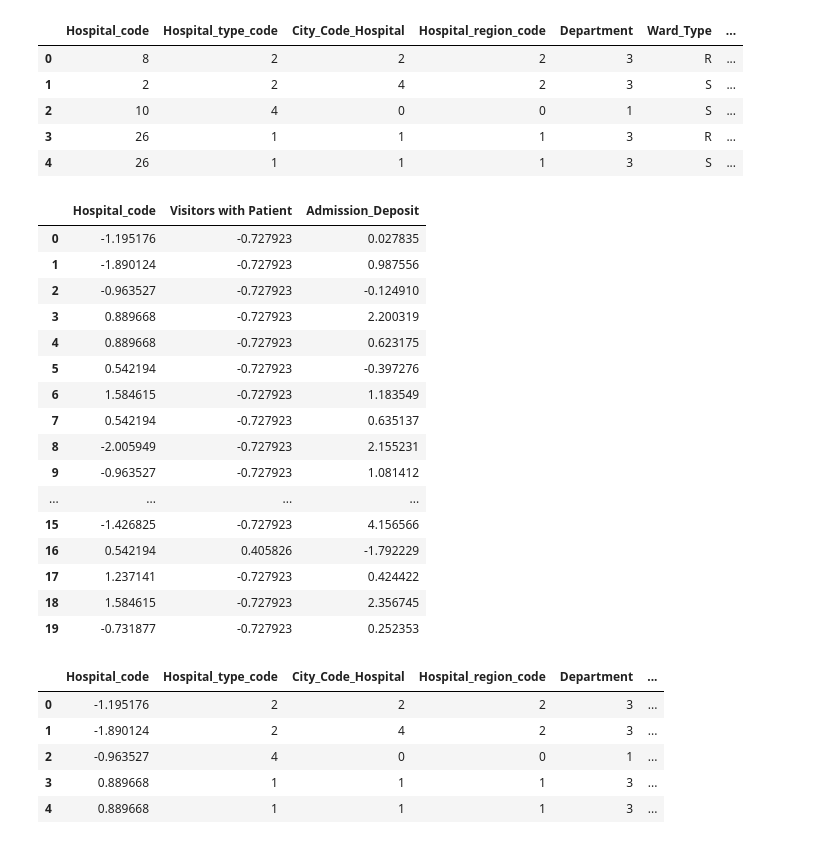
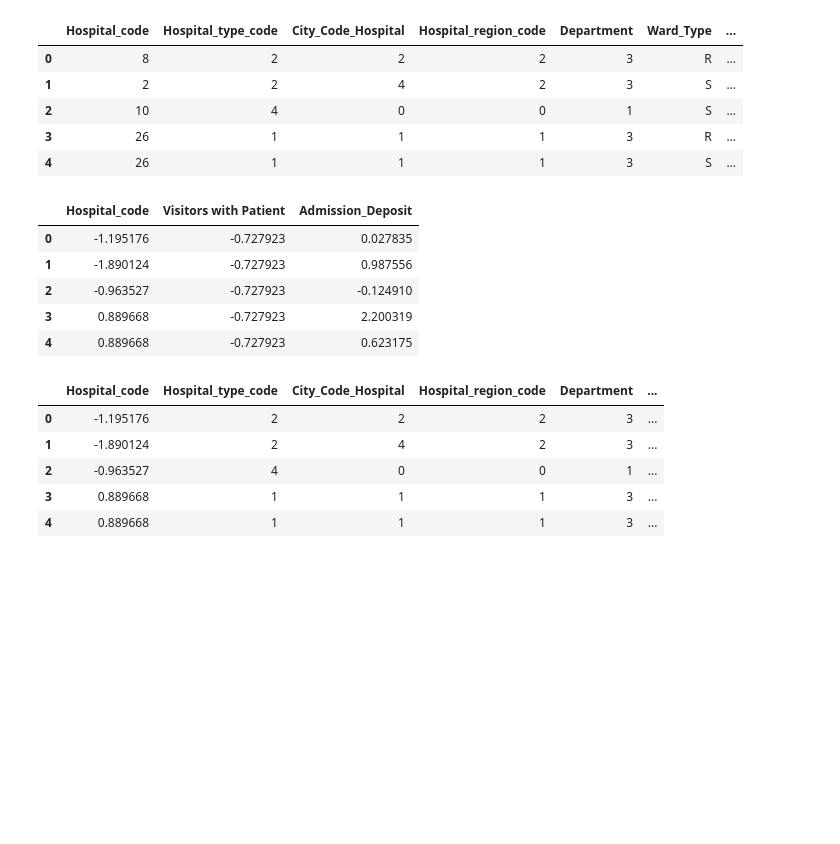
Before and after one commit to subhadeep-123/Hospital, a Jupyter notebook: hospital ward allocation.ipynb, the cells around one changed output. Drawn from its saved outputs; the diff is of its cells as text; code cells hidden in the pictures; blank space fills up the shorter version.

```diff
--- a/hospital ward allocation.ipynb
+++ b/hospital ward allocation.ipynb
@@ -259,25 +259,14 @@ from sklearn.preprocessing import StandardScaler
 ss= StandardScaler()
 train[num_cols]= ss.fit_transform(train[num_cols].values)
 # %%
-train[num_cols].head(20)
+train[num_cols].head(5)
 # %% [output]
 |  | Hospital_code | Visitors with Patient | Admission_Deposit |
 | 0 | -1.195176 | -0.727923 | 0.027835 |
 | 1 | -1.890124 | -0.727923 | 0.987556 |
 | 2 | -0.963527 | -0.727923 | -0.124910 |
 | 3 | 0.889668 | -0.727923 | 2.200319 |
 | 4 | 0.889668 | -0.727923 | 0.623175 |
-| 5 | 0.542194 | -0.727923 | -0.397276 |
-| 6 | 1.584615 | -0.727923 | 1.183549 |
-| 7 | 0.542194 | -0.727923 | 0.635137 |
-| 8 | -2.005949 | -0.727923 | 2.155231 |
-| 9 | -0.963527 | -0.727923 | 1.081412 |
-| ... | ... | ... | ... |
-| 15 | -1.426825 | -0.727923 | 4.156566 |
-| 16 | 0.542194 | 0.405826 | -1.792229 |
-| 17 | 1.237141 | -0.727923 | 0.424422 |
-| 18 | 1.584615 | -0.727923 | 2.356745 |
-| 19 | -0.731877 | -0.727923 | 0.252353 |
 # %%
 from sklearn.model_selection import train_test_split
 y= train[['Ward_Type']]
```
Also changed, not shown: parts of 1 cell of this notebook, 4 other files.
